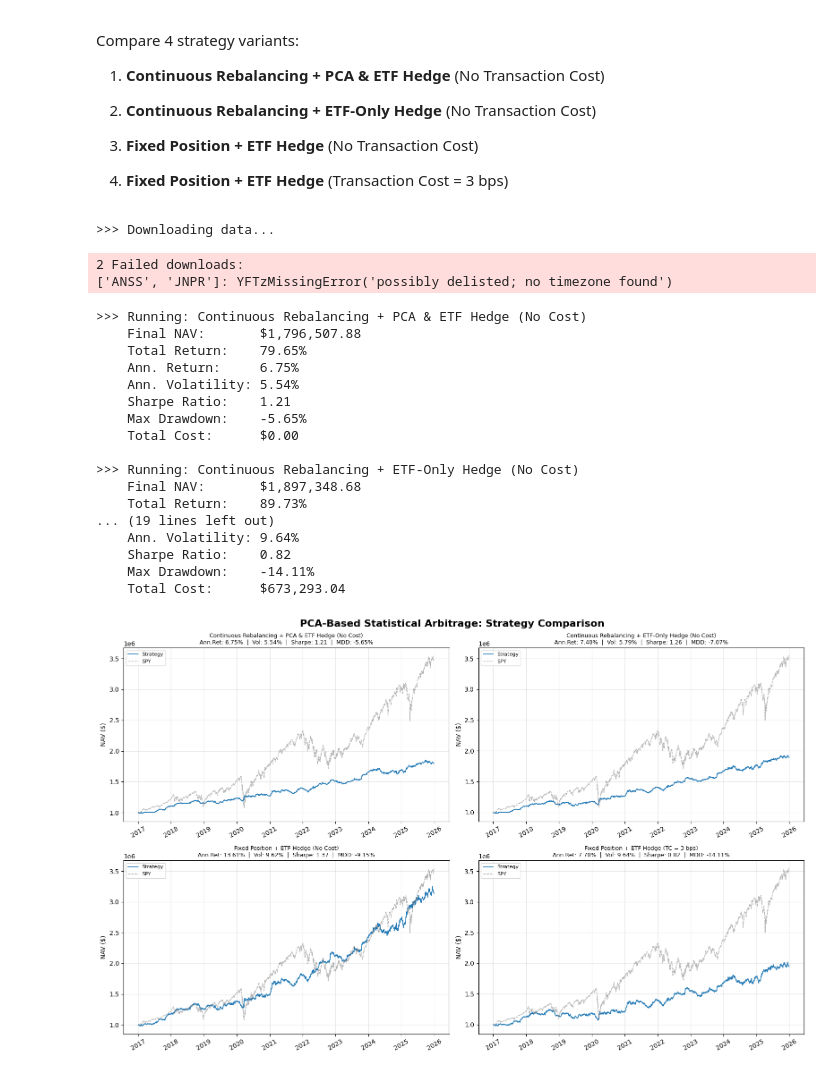
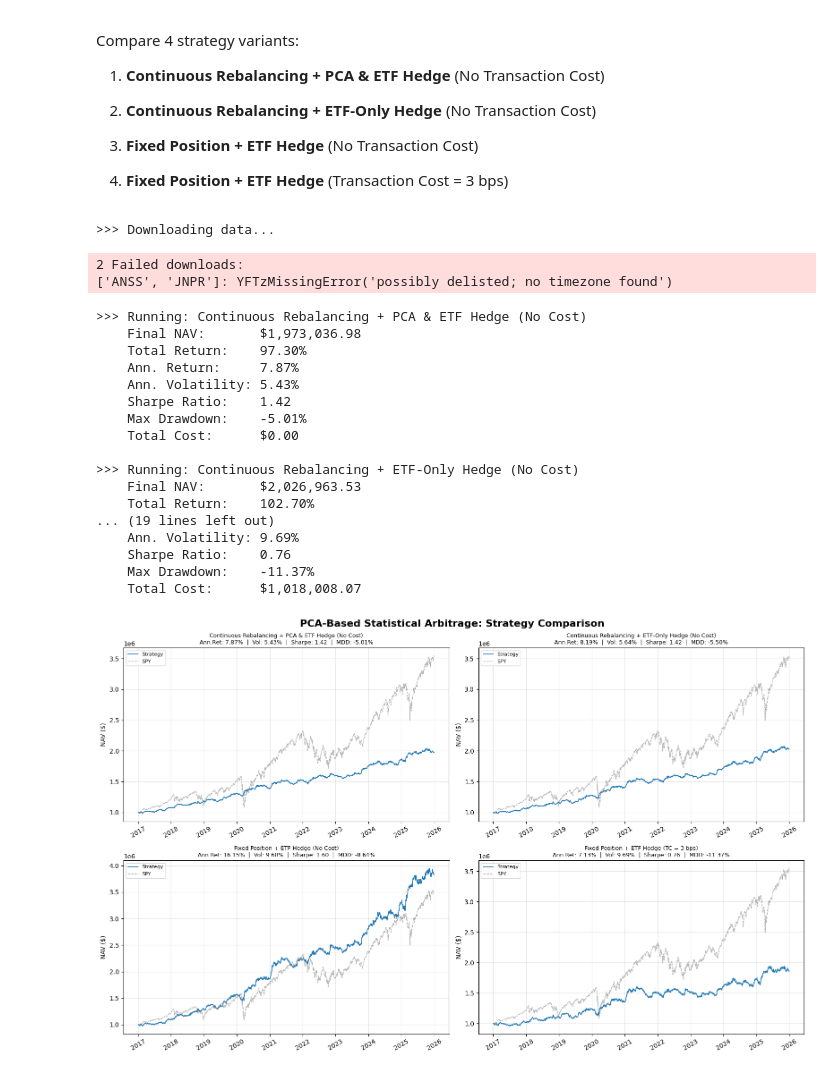
Before and after one commit to qpbqr/Statistic-Arbitrage-in-US-tech-stocks, a Jupyter notebook: stat_arbitrage.ipynb, the cells around one changed output. Cells and saved outputs as stored; diff of their text form; code cells hidden in the pictures.

```diff
--- a/stat_arbitrage.ipynb
+++ b/stat_arbitrage.ipynb
@@ -34,14 +34,14 @@ BACKTEST_START = '2017-01-01'
 INITIAL_CAPITAL = 1_000_000.0
 MAX_LEVERAGE = 1.0
 ENTRY_PCT = 80.0
-EXIT_THRES = 0.8
-STOP_LOSS_THRES = 4.0
+EXIT_THRES = 0.75
+STOP_LOSS_THRES = 3.3
 
 N_COMPONENTS = 2
 LOOKBACK_WINDOW = 252
 OU_WINDOW = 63
 REGIME_LEN = 63
-HL_MIN, HL_MAX = 3.0, 60.0
+HL_MIN, HL_MAX = 1.0, 60.0
 FIXED_UNIT_SIZE = 50_000.0  # Fixed dollar amount per position (for fixed-unit mode)
 MAX_NET_LEVERAGE = 2.0       # Max |net exposure| as multiple of NAV
 
@@ -490,46 +490,46 @@ fig, axes = plt.subplots(2, 2, figsize=(16, 10))
 fig.suptitle('PCA-Based Statistical Arbitrage: Strategy Comparison',
              fontsize=16, fontweight='bold')
 
 for ax, (label, res) in zip(axes.flatten(), results.items()):
     nav_series = res['nav']['NAV']
     ax.plot(nav_series.index, nav_series.values, linewidth=1.2, label='Strategy')
     ax.plot(spy_nav.index, spy_nav.values, linewidth=1.0, color='gray',
             alpha=0.6, linestyle='--', label='SPY')
     ax.set_title(f"{label}\n"
                  f"Ann.Ret: {res['ann_return']*100:.2f}%  |  "
                  f"Vol: {res['ann_vol']*100:.2f}%  |  "
                  f"Sharpe: {res['sharpe']:.2f}  |  "
                  f"MDD: {res['max_drawdown']*100:.2f}%",
                  fontsize=9)
     ax.set_ylabel('NAV ($)')
     ax.legend(loc='upper left', fontsize=8)
     ax.grid(True, alpha=0.3)
     ax.tick_params(axis='x', rotation=30)
 
 plt.tight_layout()
 plt.show()
 # %% [output]
 >>> Downloading data...
 2 Failed downloads:
 ['ANSS', 'JNPR']: YFTzMissingError('possibly delisted; no timezone found')
 >>> Running: Continuous Rebalancing + PCA & ETF Hedge (No Cost)
-    Final NAV:       $1,796,507.88
-    Total Return:    79.65%
-    Ann. Return:     6.75%
-    Ann. Volatility: 5.54%
-    Sharpe Ratio:    1.21
-    Max Drawdown:    -5.65%
+    Final NAV:       $1,973,036.98
+    Total Return:    97.30%
+    Ann. Return:     7.87%
+    Ann. Volatility: 5.43%
+    Sharpe Ratio:    1.42
+    Max Drawdown:    -5.01%
     Total Cost:      $0.00
 
 >>> Running: Continuous Rebalancing + ETF-Only Hedge (No Cost)
-    Final NAV:       $1,897,348.68
-    Total Return:    89.73%
+    Final NAV:       $2,026,963.53
+    Total Return:    102.70%
 ... (19 lines left out)
-    Ann. Volatility: 9.64%
-    Sharpe Ratio:    0.82
-    Max Drawdown:    -14.11%
-    Total Cost:      $673,293.04
+    Ann. Volatility: 9.69%
+    Sharpe Ratio:    0.76
+    Max Drawdown:    -11.37%
+    Total Cost:      $1,018,008.07
-[figure, old version]
+[figure, new version]
 # %%
 # ==========================================
 # Kalman Filter Beta Estimation: Full Backtest
```
Also changed, not shown: parts of 1 cell of this notebook.
